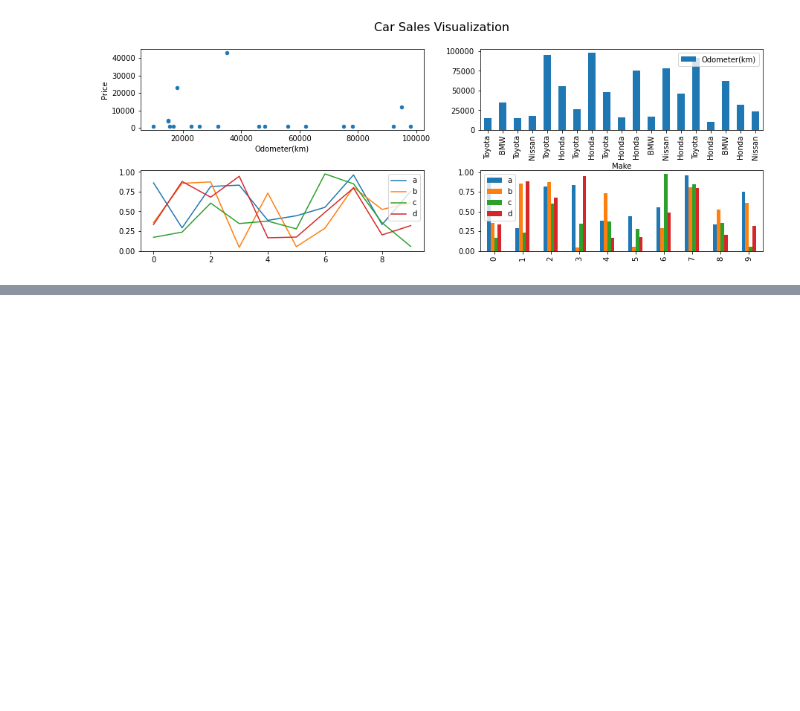
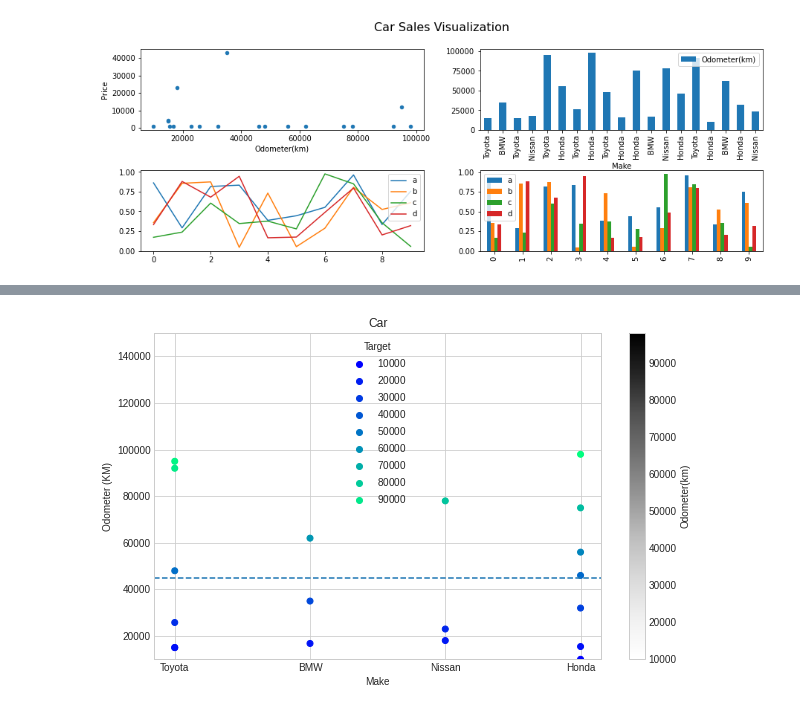
Before and after one commit to serkanMzlm/Tutorial, a Jupyter notebook: python/modules/matplotlib_module.ipynb, the cells around one changed output, grey strips where cells are left out. Cells and saved outputs as stored; diff of their text form; code cells hidden in the pictures; blank space fills up the shorter version.

```diff
--- a/python/modules/matplotlib_module.ipynb
+++ b/python/modules/matplotlib_module.ipynb
@@ -114,0 +134,20 @@ over_50 = heart_disease[heart_disease["age"] > 50]
+# %%
+x = np.random.rand(10, 4)
+df = pd.DataFrame(x, columns=['a', 'b', 'c', 'd'])
+fix, ax = plt.subplots(figsize=(10, 6))
+
+car_sales.plot(x="Make", y="Odometer(km)", c="Odometer(km)", kind='scatter', ax=ax)
+# c belirli bir veriye göre renk vermeyi sağlar. ax de belirli bir subplots
+# kalıbı içe aktarılabilir. Bu parametreler doldurulmaya bilir.
+# ax.set_xlim([45, 56]) x ekseninde görülmesi istediğimiz alanı kaydeder.
+
+scatter = ax.scatter(car_sales["Make"], car_sales["Odometer(km)"],
+                        c=car_sales["Odometer(km)"], cmap="winter") # cmap = color map renk ayarı verilmesi sağlanır
+
+ax.set(title="Car", xlabel="Make", ylabel="Odometer (KM)")
+ax.axhline(car_sales["Odometer(km)"].mean(), linestyle="--")
+ax.legend(*scatter.legend_elements(), title="Target" )
+ax.set_ylim([10000, 150000])
+plt.show()
+# %% [output]
+[figure, added]
```
Also changed, not shown: parts of 4 cells of this notebook, 2 other files.
